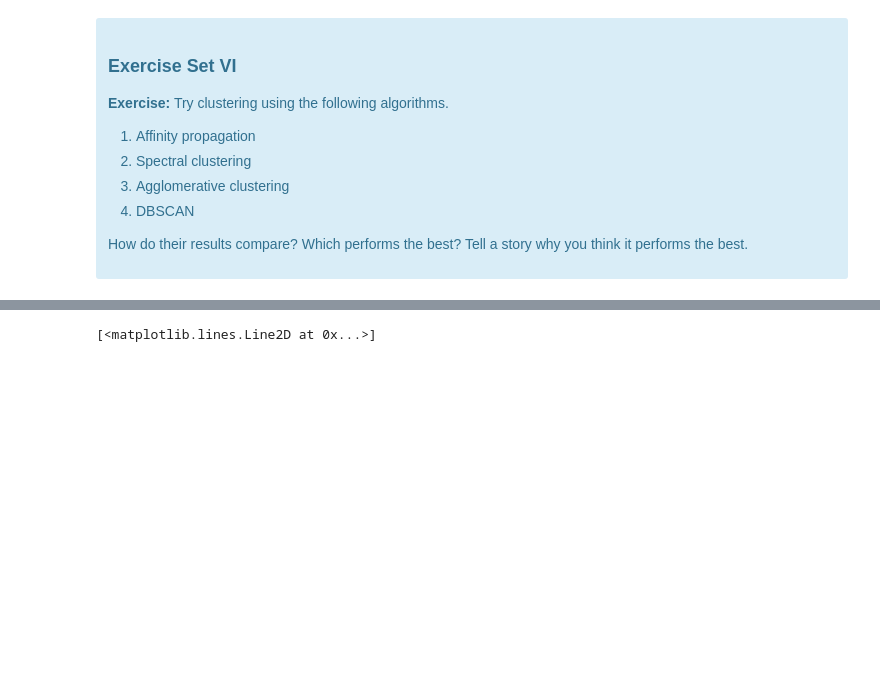
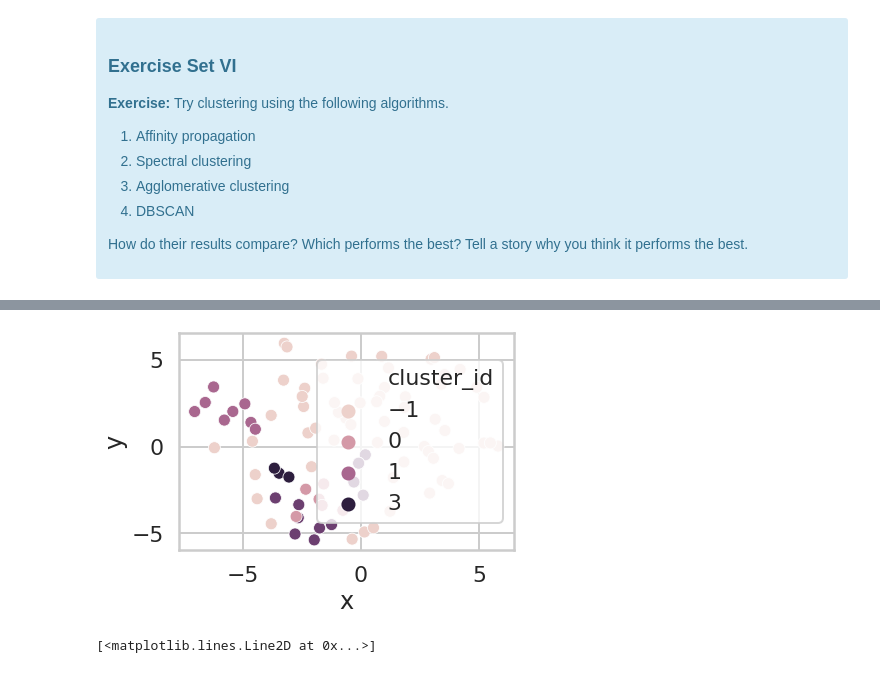
Before and after one commit to BoshengW/SpringBoard, a Jupyter notebook: Unit8_mini_project/Mini_Project_Clustering.ipynb, the cells around one changed output, grey strips where cells are left out. Cells and saved outputs as stored; diff of their text form; code cells hidden in the pictures; blank space fills up the shorter version.

```diff
--- a/Unit8_mini_project/Mini_Project_Clustering.ipynb
+++ b/Unit8_mini_project/Mini_Project_Clustering.ipynb
@@ -564,8 +589,12 @@ plt.plot(range_n_clusters, silhouette_avg_list)
 # %%
 # DBSCAN
 from sklearn.cluster import DBSCAN
 
-dbscan_cluster = DBSCAN(eps=3, min_samples=5).fit(x_cols)
+dbscan_cluster = DBSCAN(eps=1, min_samples=5).fit(x_cols)
+df_tSNE["cluster_id"] = dbscan_cluster.labels_
+ax = sns.scatterplot(x="x", y="y", hue="cluster_id", data=df_tSNE)
+# %% [output]
+[figure, added]
 # %%
 # Agglomerative Clustering
 from sklearn.cluster import AgglomerativeClustering
```
Also changed, not shown: parts of 5 cells of this notebook.
